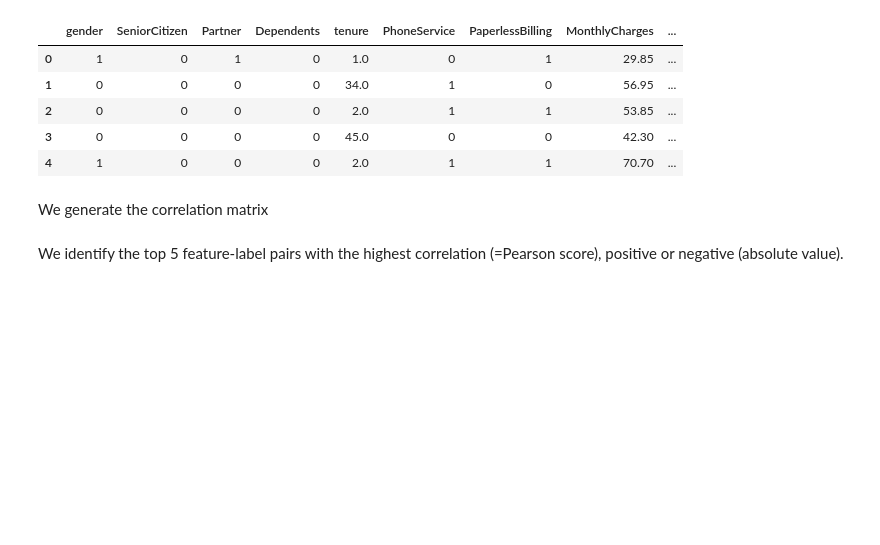
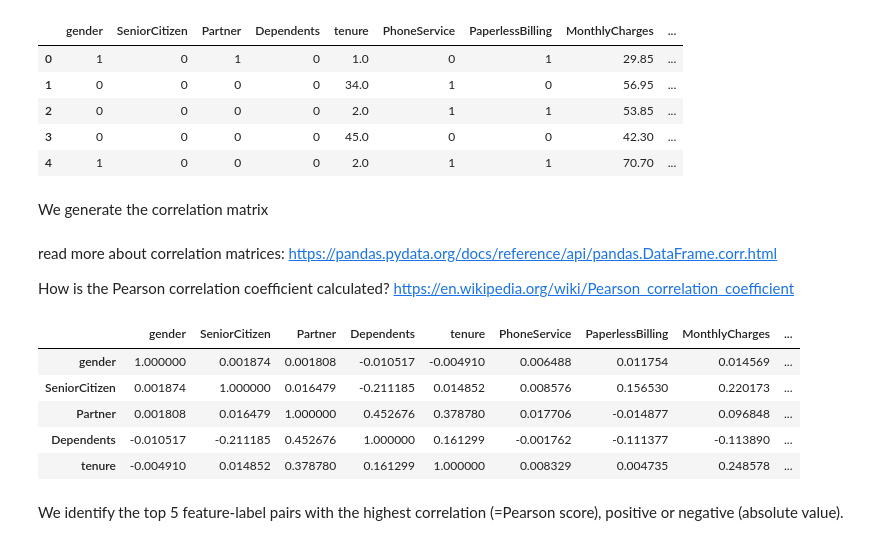
Before and after one commit to PierreLiddle/anz-ml-unicorn-gym, a Jupyter notebook: ML-unicorn-gym-day1-notebook.ipynb, the cells around one changed output. Drawn from its saved outputs; the diff is of its cells as text; code cells hidden in the pictures; blank space fills up the shorter version.

```diff
--- a/ML-unicorn-gym-day1-notebook.ipynb
+++ b/ML-unicorn-gym-day1-notebook.ipynb
@@ -296,6 +287,21 @@ corr_data_df.head(5)
 We generate the correlation matrix
 # %%
 corrmat = corr_data_df.corr()
+# %% [markdown]
+read more about correlation matrices:
+https://pandas.pydata.org/docs/reference/api/pandas.DataFrame.corr.html
+
+How is the Pearson correlation coefficient calculated?
+https://en.wikipedia.org/wiki/Pearson_correlation_coefficient
+# %%
+corrmat.head(5)
+# %% [output]
+|  | gender | SeniorCitizen | Partner | Dependents | tenure | PhoneService | PaperlessBilling | MonthlyCharges | ... |
+| gender | 1.000000 | 0.001874 | 0.001808 | -0.010517 | -0.004910 | 0.006488 | 0.011754 | 0.014569 | ... |
+| SeniorCitizen | 0.001874 | 1.000000 | 0.016479 | -0.211185 | 0.014852 | 0.008576 | 0.156530 | 0.220173 | ... |
+| Partner | 0.001808 | 0.016479 | 1.000000 | 0.452676 | 0.378780 | 0.017706 | -0.014877 | 0.096848 | ... |
+| Dependents | -0.010517 | -0.211185 | 0.452676 | 1.000000 | 0.161299 | -0.001762 | -0.111377 | -0.113890 | ... |
+| tenure | -0.004910 | 0.014852 | 0.378780 | 0.161299 | 1.000000 | 0.008329 | 0.004735 | 0.248578 | ... |
 # %% [markdown]
 We identify the top 5 feature-label pairs with the highest correlation (=Pearson score), positive or negative (absolute value).
 # %%
```
Also changed, not shown: parts of 74 cells of this notebook, 2 other files.
